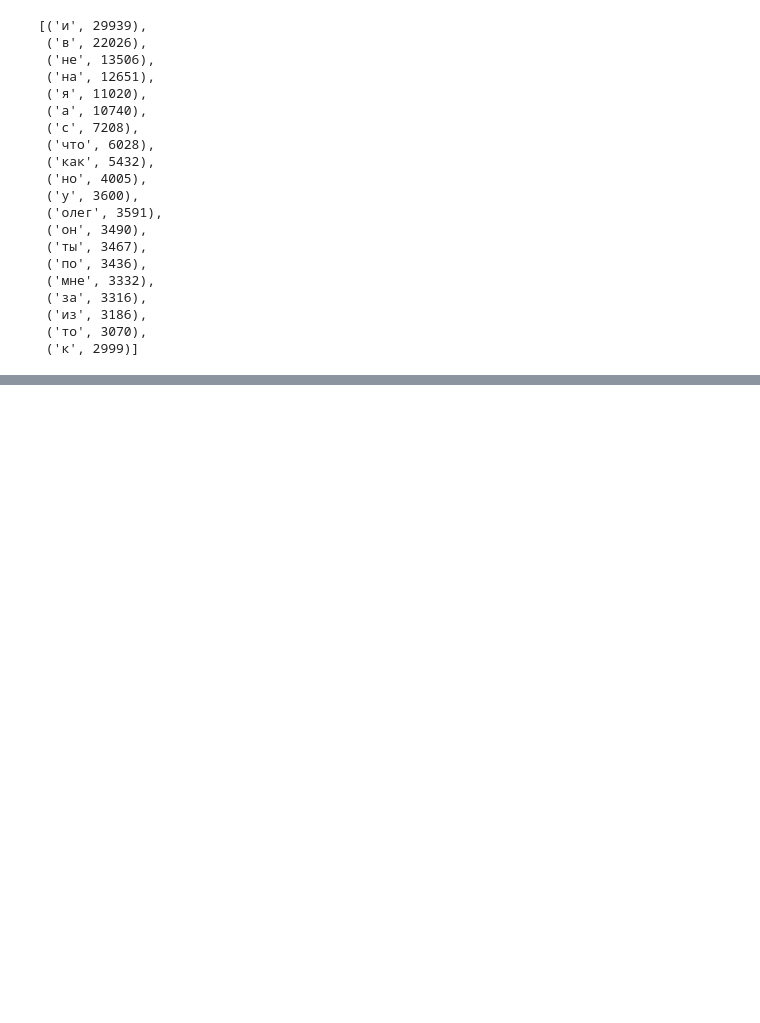
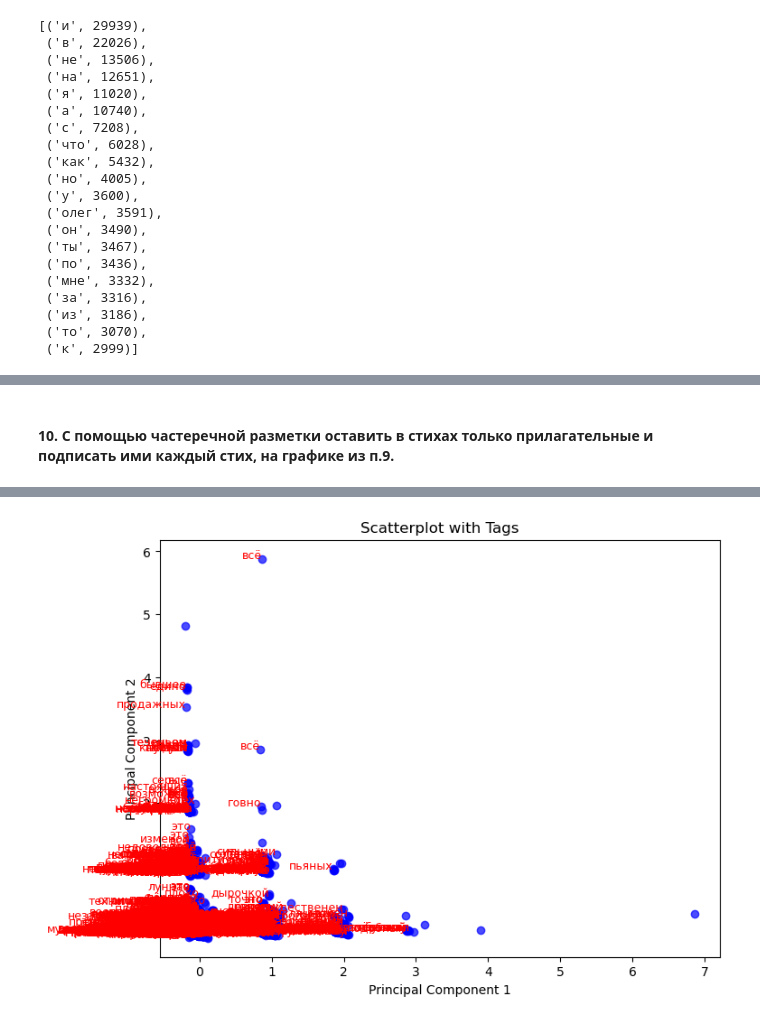
Before and after one commit to mawerid/python_study, a Jupyter notebook: Монастырный_МА_ЛР_5.ipynb, the cells around one changed output, grey strips where cells are left out. Drawn from its saved outputs; the diff is of its cells as text; code cells hidden in the pictures; blank space fills up the shorter version.

```diff
--- a/Монастырный_МА_ЛР_5.ipynb
+++ b/Монастырный_МА_ЛР_5.ipynb
@@ -127,0 +243,29 @@ plt.show()
+# %% [markdown]
+#### 10.  С помощью частеречной разметки оставить в стихах только прилагательные и подписать ими каждый стих, на графике из п.9.
+# %%
+nltk.download("averaged_perceptron_tagger_rus")
+tagged_data = [nltk.pos_tag(poem.split(), lang="rus") for poem in clear_data]
+
+adjectives = []
+for poem in tagged_data:
+    adj_poem = [
+        word
+        for word, tag in poem
+        if tag[0] == "A" and tag[:3] != "ADV" and tag not in ["A=comp", "A=comp2"]
+    ]
+    if adj_poem:
+        adjectives.append(adj_poem[0])
+    else:
+        adjectives.append("")
+
+plt.figure(figsize=(8, 6))
+plt.scatter(X_pca[:, 0], X_pca[:, 1], color="blue", alpha=0.7)
+
+for i, tag in enumerate(adjectives):
+    plt.text(X_pca[i, 0], X_pca[i, 1], tag, fontsize=9, ha="right", color="red")
+
+plt.xlabel("Principal Component 1")
+plt.ylabel("Principal Component 2")
+plt.title("Scatterplot with Tags")
+plt.show()
+# %% [output]
@@ -127,0 +276 @@ plt.show()
+[figure, added]
```
Also changed, not shown: parts of 27 cells of this notebook, 12 other files.
